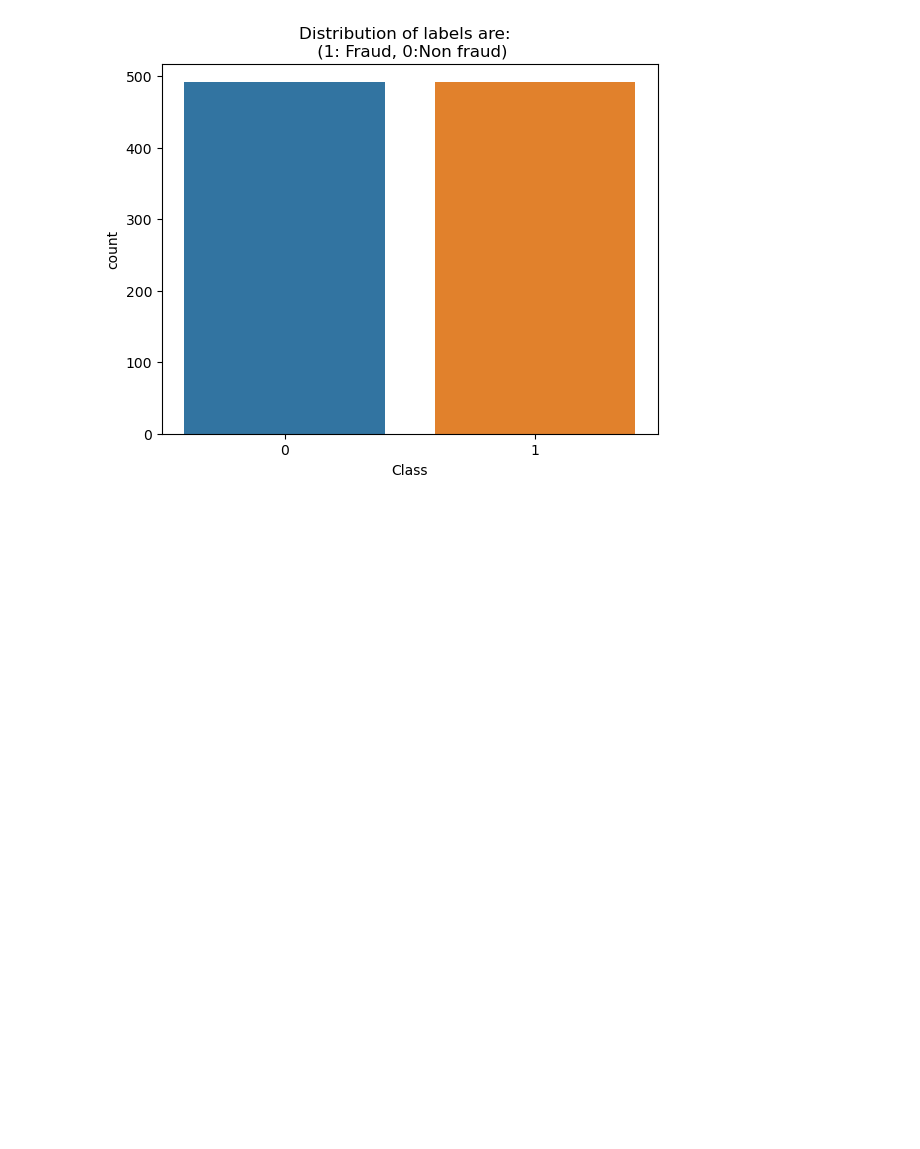
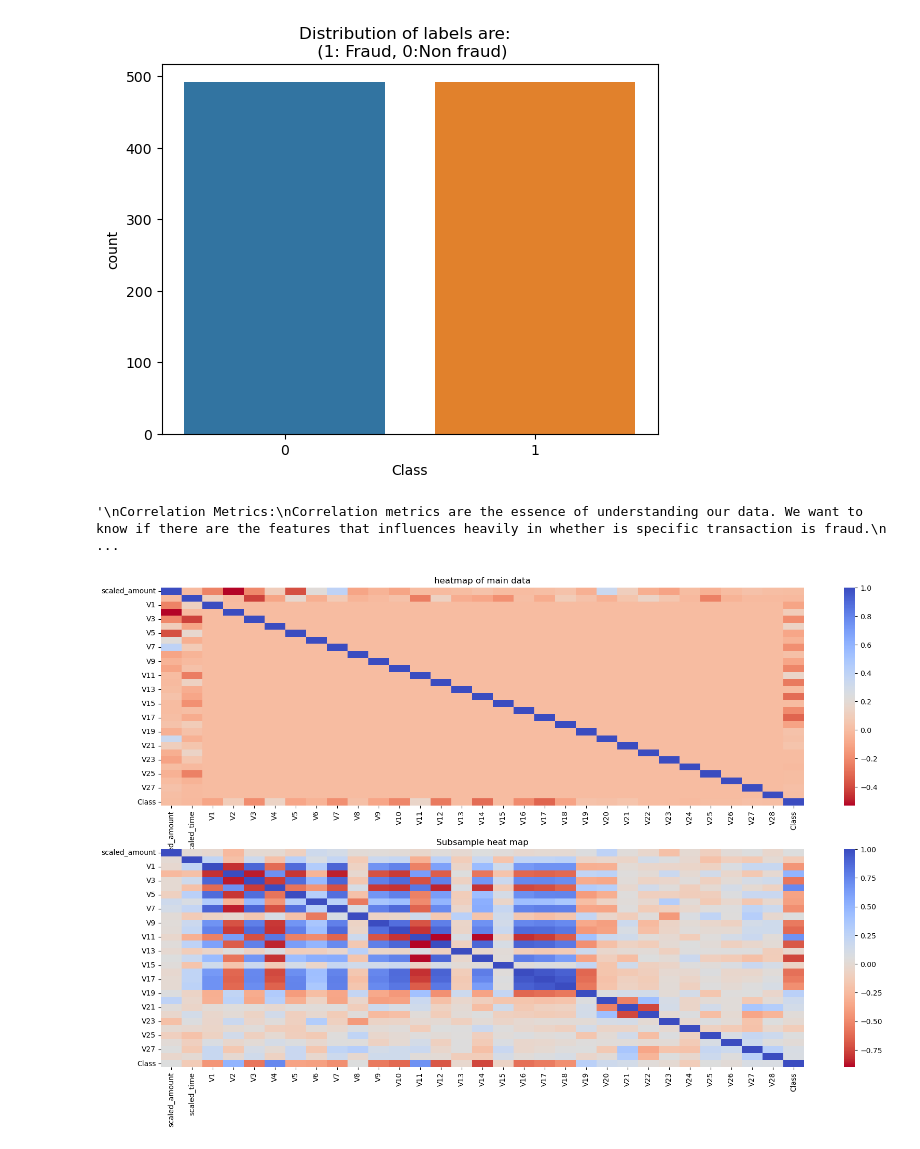
Before and after one commit to uservipin/credit_card_risk_analysis, a Jupyter notebook: credit card risk.ipynb, the cells around one changed output. Drawn from its saved outputs; the diff is of its cells as text; code cells hidden in the pictures; blank space fills up the shorter version.

Commit message:
Credit card fraud detection

```diff
--- a/credit card risk.ipynb
+++ b/credit card risk.ipynb
@@ -280,3 +280,37 @@ plt.plot()
 # %% [output]
 []
 [figure]
+# %%
+"""
+Correlation Metrics:
+Correlation metrics are the essence of understanding our data. We want to know if there are the features that influences heavily in whether is specific transaction is fraud.
+However, it is important that we use the correct data frame in order to see which features are highly positive or negative corelation with regard fraud transaction
+
+Summary and Explanation:
+
+Negative Correlation: Lower the value, more likely the end user will be the fraud transaction
+Positive Correlation: Higher the value more likely the end user will be the fraud transaction
+Box Plot: We will use box plot to better understand the distribution of the features in fraudlent and non fradulent transaction
+
+
+! Note: We have to make sure, we use subsample in our correlation metrics will be affected by high imbalances in our classes. This occurs due to high imbalance in original data
+
+"""
+# %% [output]
+'\nCorrelation Metrics:\nCorrelation metrics are the essence of understanding our data. We want to know if there are the features that influences heavily in whether is specific transaction is fraud.\n ...
+# %%
+# plot correlation metrics of original and selected data
+
+fig, ax = plt.subplots(2,1,figsize = (20,12))
+
+corr = df.corr()
+sns.heatmap(corr,cmap='coolwarm_r', ax= ax[0])
+ax[0].set_title("heatmap of main data")
+
+sub_sample_corr = new_df.corr()
+sns.heatmap(sub_sample_corr,cmap='coolwarm_r',ax= ax[1])
+ax[1].set_title("Subsample heat map")
+
+plt.show()
+# %% [output]
+[figure, added]
```
Also changed, not shown: parts of 29 cells of this notebook.
